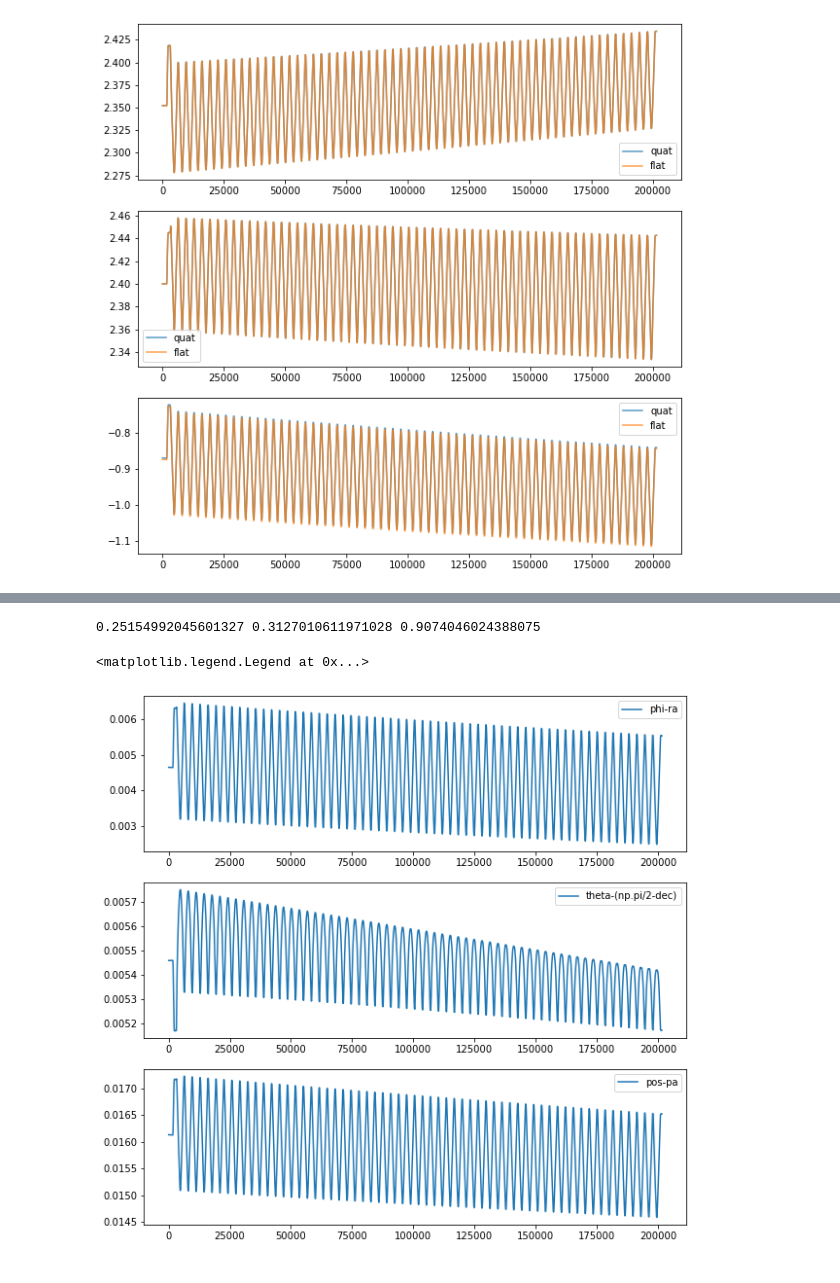
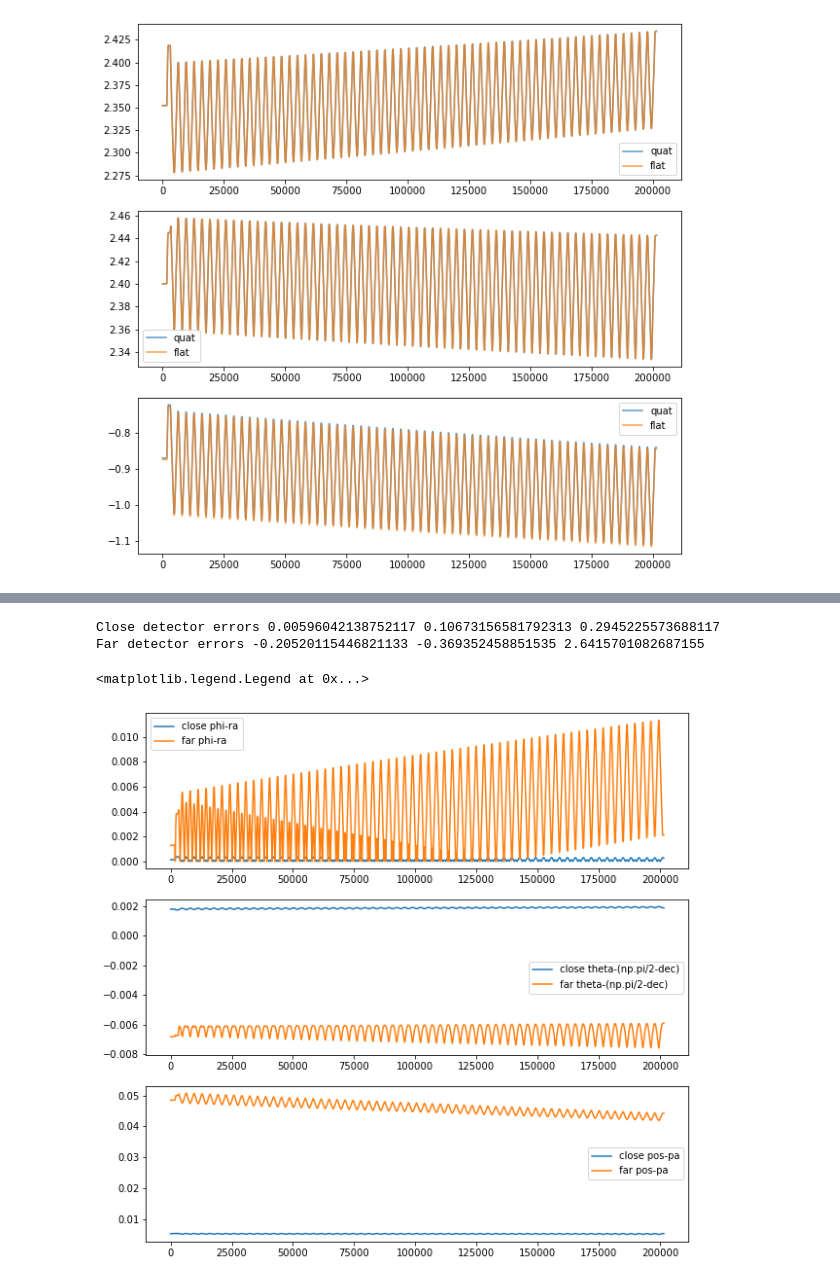
Before and after one commit to catyz/maps, a Jupyter notebook: pointing_test.ipynb, the cells around one changed output, grey strips where cells are left out. Saved outputs shown, nothing was run; the diff lists cells and outputs as text; code cells hidden in the pictures.

Commit message:
close far det

```diff
--- a/pointing_test.ipynb
+++ b/pointing_test.ipynb
@@ -19,10 +19,12 @@ WARNING: sqlite database /data/pb2/ChileData/databases/pb2a-20211207_benchmark_d
 # %%
 #Load the boresight quaternions in celestial coordinates, along with the times and telescope Az/El timestreams
-det = '13.13_175.90B'
+det_far = '13.11_267.90B'
+det_close = '13.13_220.90T'
+
 boresight_quat = np.load('boresight.npy')
 times = np.load('bolo_time.npy')
 az = np.load('az.npy')
-el = np.load('/el.npy')
+el = np.load('el.npy')
 # %%
 #Convert Az/El to RA/dec using ephem
 def azel_to_radecpa(mjd, az, el):
@@ -63,11 +65,16 @@ axes[2].legend()
 [figure]
 # %%
 #Load the detector offsets from the database
-det_offset_x = np.deg2rad(sa_sql.db_impl.focalplane_db[det].det_offset_x)
-det_offset_y = np.deg2rad(sa_sql.db_impl.focalplane_db[det].det_offset_y)
-print(det_offset_x, det_offset_y)
+det_close_offset_x = np.deg2rad(sa_sql.db_impl.focalplane_db[det_close].det_offset_x)
+det_close_offset_y = np.deg2rad(sa_sql.db_impl.focalplane_db[det_close].det_offset_y)
+print(np.rad2deg(det_close_offset_x), np.rad2deg(det_close_offset_y))
+
+det_far_offset_x = np.deg2rad(sa_sql.db_impl.focalplane_db[det_far].det_offset_x)
+det_far_offset_y = np.deg2rad(sa_sql.db_impl.focalplane_db[det_far].det_offset_y)
+print(np.rad2deg(det_far_offset_x), np.rad2deg(det_far_offset_y))
 
 #Manually apply the detector offsets in Az/El, then convert to RA/dec
-ra, dec, pa = azel_to_radecpa(times, az-(det_offset_x/np.median(np.cos(el))) , el-det_offset_y)
+ra_close, dec_close, pa_close = azel_to_radecpa(times, az-(det_close_offset_x/np.median(np.cos(el))) , el-det_close_offset_y)
+ra_far, dec_far, pa_far = azel_to_radecpa(times, az-(det_far_offset_y/np.median(np.cos(el))) , el-det_far_offset_y)
 # %% [output]
 Reading SQL table pb2a_focalplane...done.
@@ -75,8 +83,12 @@ Reading SQL table pb2a_focalplane...done.
 # %%
 #Get the detector pointing from quaternions
-det_offset_quat = cartesian_to_quat([[-np.rad2deg(det_offset_x), -np.rad2deg(det_offset_y), 0]])[0]
-det_pntg = qa.mult(det_offset_quat, boresight_quat)
+det_close_offset_quat = cartesian_to_quat([[np.rad2deg(det_close_offset_x), np.rad2deg(det_close_offset_y), 0]])[0]
+det_close_pntg = qa.mult(det_close_offset_quat, boresight_quat)
+
+det_far_offset_quat = cartesian_to_quat([[np.rad2deg(det_far_offset_x), np.rad2deg(det_far_offset_y), 0]])[0]
+det_far_pntg = qa.mult(det_far_offset_quat, boresight_quat)
 
 #Decompose detector pntg back into angles for comparison
-theta, phi, pos = qa.to_angles(det_pntg)
+theta_close, phi_close, pos_close = qa.to_angles(det_close_pntg)
+theta_far, phi_far, pos_far = qa.to_angles(det_far_pntg)
 # %%
@@ -100,24 +132,35 @@ axes[2].legend()
 # %%
 #Errors in degrees:
 print(
-    np.rad2deg(np.mean(phi) - np.mean(ra)),
-    np.rad2deg(np.mean(theta) - np.mean(np.pi/2 - dec)),
-    np.rad2deg(np.mean(pos) - np.mean(pa))
+    'Close detector errors',
+    np.rad2deg(np.mean(phi_close) - np.mean(ra_close)),
+    np.rad2deg(np.mean(theta_close) - np.mean(np.pi/2 - dec_close)),
+    np.rad2deg(np.mean(pos_close) - np.mean(pa_close))
 )
+print(
+    'Far detector errors',
+    np.rad2deg(np.mean(phi_far) - np.mean(ra_far)),
+    np.rad2deg(np.mean(theta_far) - np.mean(np.pi/2 - dec_far)),
+    np.rad2deg(np.mean(pos_far) - np.mean(pa_far))
+)
 # %% [output]
-0.25154992045601327 0.3127010611971028 0.9074046024388075
+Close detector errors 0.00596042138752117 0.10673156581792313 0.2945225573688117
+Far detector errors -0.20520115446821133 -0.369352458851535 2.6415701082687155
 # %%
 #Difference plots
 fig, axes = plt.subplots(3, figsize=(10,10))
 
-axes[0].plot(phi-ra, label='phi-ra')
+axes[0].plot(phi_close-ra_close, label='close phi-ra')
+axes[0].plot(phi_far-ra_far, label='far phi-ra')
 axes[0].legend()
 
-axes[1].plot(theta-(np.pi/2-dec), label='theta-(np.pi/2-dec)')
+axes[1].plot(theta_close-(np.pi/2-dec_close), label='close theta-(np.pi/2-dec)')
+axes[1].plot(theta_far-(np.pi/2-dec_far), label='far theta-(np.pi/2-dec)')
 axes[1].legend()
 
-axes[2].plot(pos-pa, label='pos-pa')
+axes[2].plot(pos_close-pa_close, label='close pos-pa')
+axes[2].plot(pos_far-pa_far, label='far pos-pa')
 axes[2].legend()
 # %% [output]
 <matplotlib.legend.Legend at 0x...>
-[figure, old version]
+[figure, new version]
```
Also changed, not shown: parts of 4 cells of this notebook.
